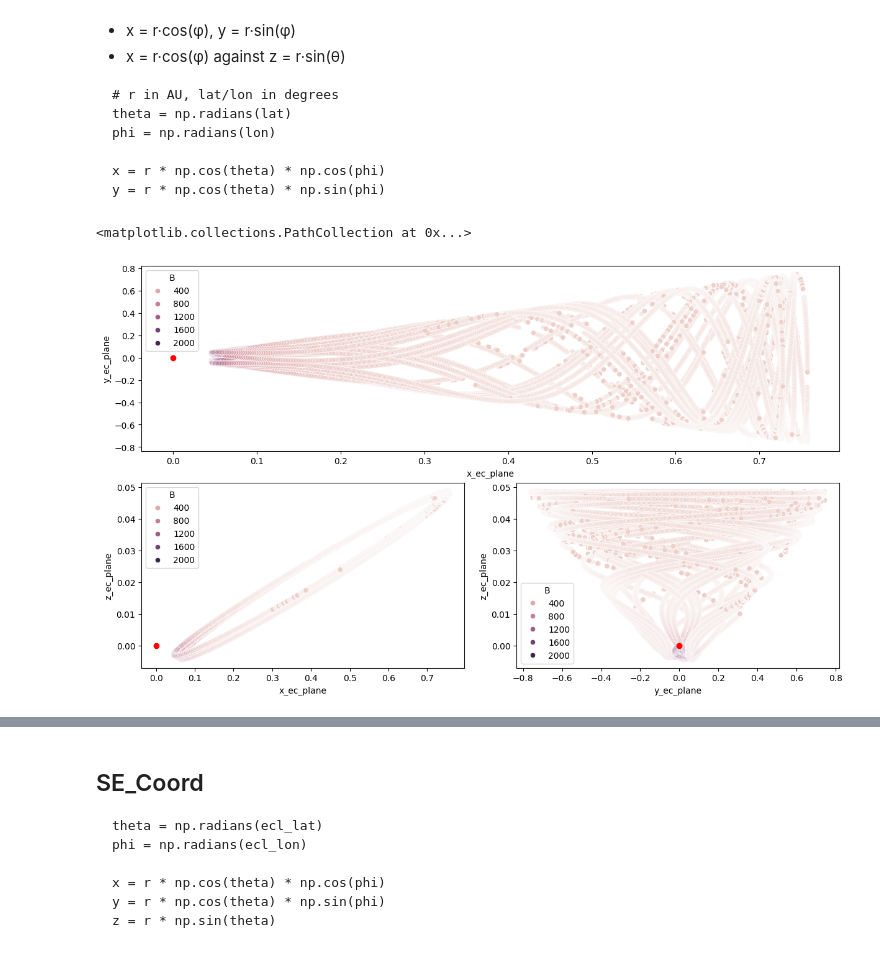
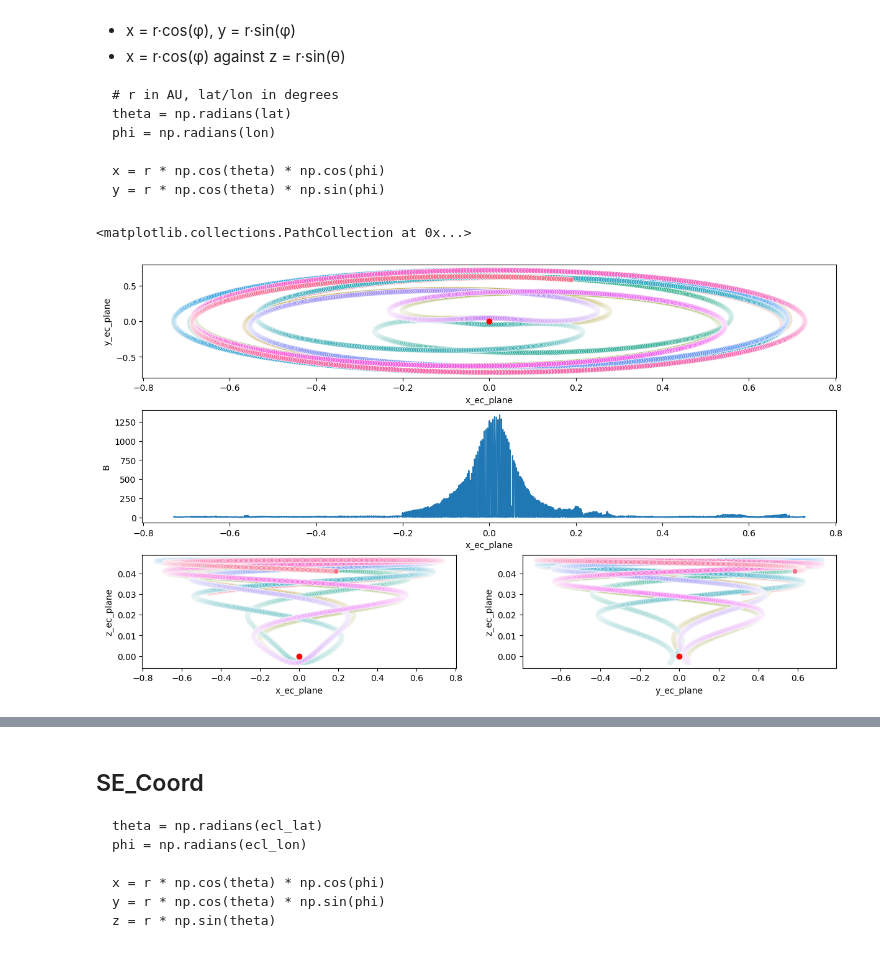
Before and after one commit to iDelfin/ParkerSP_Data_information, a Jupyter notebook: dataExploration.ipynb, the cells around one changed output, grey strips where cells are left out. Saved outputs shown, nothing was run; the diff lists cells and outputs as text; code cells hidden in the pictures.

Commit message:
Coord system

```diff
--- a/dataExploration.ipynb
+++ b/dataExploration.ipynb
@@ -102,8 +102,8 @@ cdas.get_variables("PSP_HELIO1HR_POSITION")
 # Test and graph
 # %%
 
-status, data = cdas.get_data("PSP_COHO1HR_MERGED_MAG_PLASMA", ["heliographicLatitude", "heliographicLongitude", "B", "ProtonSpeed", "protonDensity", "protonTemp"], "2023-01-01T04:04:15.000Z", "2026-11-03T23:59:49.000Z")
-status_2, data_2 = cdas.get_data("PSP_HELIO1HR_POSITION", ["RAD_AU", "HG_LAT", "HG_LON", "SE_LAT", "SE_LON"], "2023-01-01T04:04:15.000Z", "2026-11-03T23:59:49.000Z")
+status, data = cdas.get_data("PSP_COHO1HR_MERGED_MAG_PLASMA", ["heliographicLatitude", "heliographicLongitude", "B", "ProtonSpeed", "protonDensity", "protonTemp"], "2026-01-01T04:04:15.000Z", "2026-11-08T23:59:49.000Z")
+status_2, data_2 = cdas.get_data("PSP_HELIO1HR_POSITION", ["RAD_AU", "HG_LAT", "HG_LON", "SE_LAT", "SE_LON"], "2026-01-01T04:04:15.000Z", "2026-11-08T23:59:49.000Z")
 PSP_Sdata = pd.DataFrame.from_dict(data)
 PSP_Ddata = pd.DataFrame.from_dict(data_2)
 #PSP_Sdata =
@@ -147,22 +147,24 @@ y = r * np.cos(theta) * np.sin(phi)
 coordinets_graph = PSP_Ddata.copy()
 theta_lat = np.radians(coordinets_graph["HG_LAT"])
 phi_lon = np.radians(coordinets_graph["HG_LON"])
-coordinets_graph["x_ec_plane"] = (coordinets_graph["RAD_AU"] * np.cos(theta_lat) * np.cos(theta_lat))
+coordinets_graph["x_ec_plane"] = (coordinets_graph["RAD_AU"] * np.cos(theta_lat) * np.cos(phi_lon))
 coordinets_graph["y_ec_plane"] = (coordinets_graph["RAD_AU"] * np.cos(theta_lat) * np.sin(phi_lon))
 coordinets_graph["z_ec_plane"] = (coordinets_graph["RAD_AU"] * np.sin(theta_lat))
 # %%
 wts = "B"
 
 fig = plt.figure(figsize=(12,7), layout='constrained')
 axs = fig.subplot_mosaic([["xy", "xy"],
+                          ["xy_x", "xy_x"],
                           ["xz", "yz"]])
-sns.scatterplot(coordinets_graph.join(PSP_Sdata.set_index("TIME"), on="TIME"), x="x_ec_plane", y="y_ec_plane", hue=wts, ax=axs["xy"])
+sns.scatterplot(coordinets_graph.join(PSP_Sdata.set_index("TIME"), on="TIME"), x="x_ec_plane", y="y_ec_plane", hue="TIME", ax=axs["xy"], legend=False)
 axs["xy"].scatter(0, 0, color='r')
-sns.scatterplot(coordinets_graph.join(PSP_Sdata.set_index("TIME"), on="TIME"), x="x_ec_plane", y="z_ec_plane", hue=wts, ax=axs["xz"])
+sns.lineplot(coordinets_graph.join(PSP_Sdata.set_index("TIME"), on="TIME"), x="x_ec_plane", y="B", ax=axs["xy_x"])
+sns.scatterplot(coordinets_graph.join(PSP_Sdata.set_index("TIME"), on="TIME"), x="x_ec_plane", y="z_ec_plane", hue="TIME", ax=axs["xz"], legend=False)
 axs["xz"].scatter(0, 0, color='r')
-sns.scatterplot(coordinets_graph.join(PSP_Sdata.set_index("TIME"), on="TIME"), x="y_ec_plane", y="z_ec_plane", hue=wts, ax=axs["yz"])
+sns.scatterplot(coordinets_graph.join(PSP_Sdata.set_index("TIME"), on="TIME"), x="y_ec_plane", y="z_ec_plane", hue="TIME", ax=axs["yz"], legend=False)
 #sns.scatterplot(coordinets_graph.join(PSP_Sdata.set_index("TIME"), on="TIME"), x="y_ec_plane", y="z_ec_plane", hue="protonTemp")
 plt.scatter(x=0, y=0, color='r')
 # %% [output]
 <matplotlib.collections.PathCollection at 0x...>
-[figure, old version]
+[figure, new version]
```
Also changed, not shown: parts of 2 cells of this notebook.
